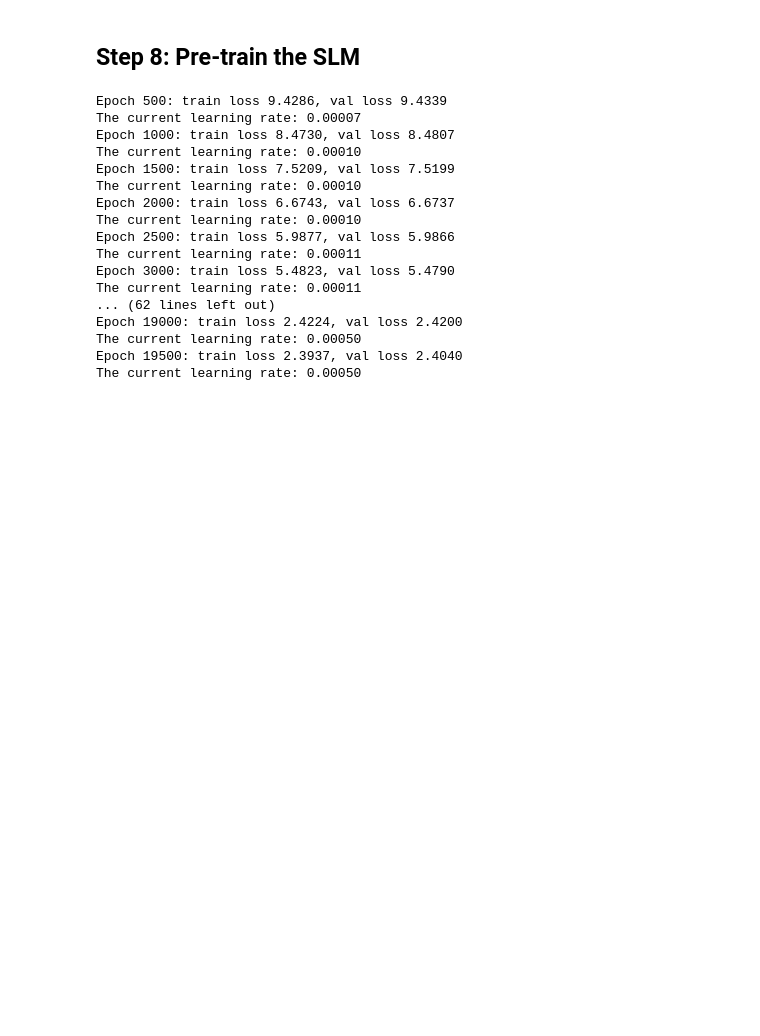
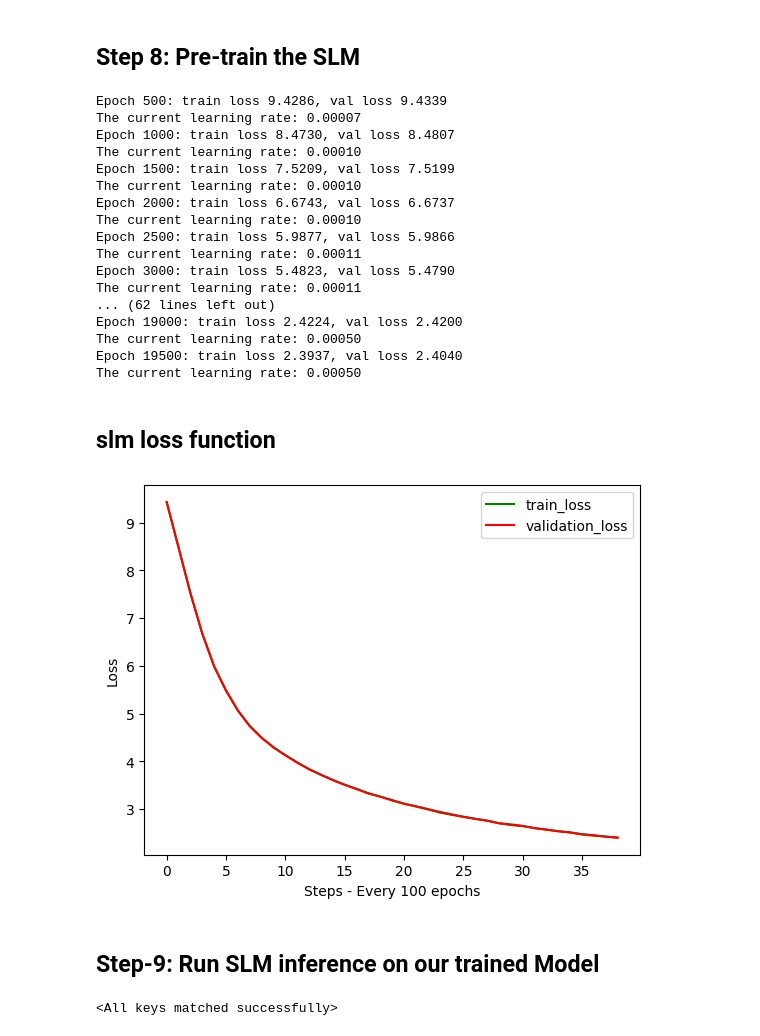
Before and after one commit to aniketpathak028/slm-from-scratch, a Jupyter notebook: small_language_model.ipynb, the cells around one changed output. Saved outputs shown, nothing was run; the diff lists cells and outputs as text; code cells hidden in the pictures; blank space fills up the shorter version.

Commit message:
plot loss curve and run inference

```diff
--- a/small_language_model.ipynb
+++ b/small_language_model.ipynb
@@ -436,3 +436,28 @@ Epoch 19000: train loss 2.4224, val loss 2.4200
 The current learning rate: 0.00050
 Epoch 19500: train loss 2.3937, val loss 2.4040
 The current learning rate: 0.00050
+# %% [markdown]
+## slm loss function
+# %%
+import matplotlib.pyplot as plt
+train_loss_list_converted = [i.cpu().detach() for i in train_loss_list]
+validation_loss_list_converted = [i.cpu().detach() for i in validation_loss_list]
+
+plt.plot(train_loss_list_converted, 'g', label='train_loss')
+plt.plot(validation_loss_list_converted, 'r', label='validation_loss')
+plt.xlabel("Steps - Every 100 epochs")
+plt.ylabel("Loss")
+plt.legend()
+plt.show()
+# %% [output]
+[figure, added]
+# %% [markdown]
+## Step-9: Run SLM inference on our trained Model
+# %%
+#Load the model
+model = GPT(config)  # re-create the model with same config
+device =  "cuda" if torch.cuda.is_available() else "cpu"
+best_model_params_path = os.path.join(data_dir, "best_model_params.pt")
+model.load_state_dict(torch.load(best_model_params_path, map_location=torch.device(device))) # load best model states
+# %% [output]
+<All keys matched successfully>
```
Also changed, not shown: parts of 3 cells of this notebook.
